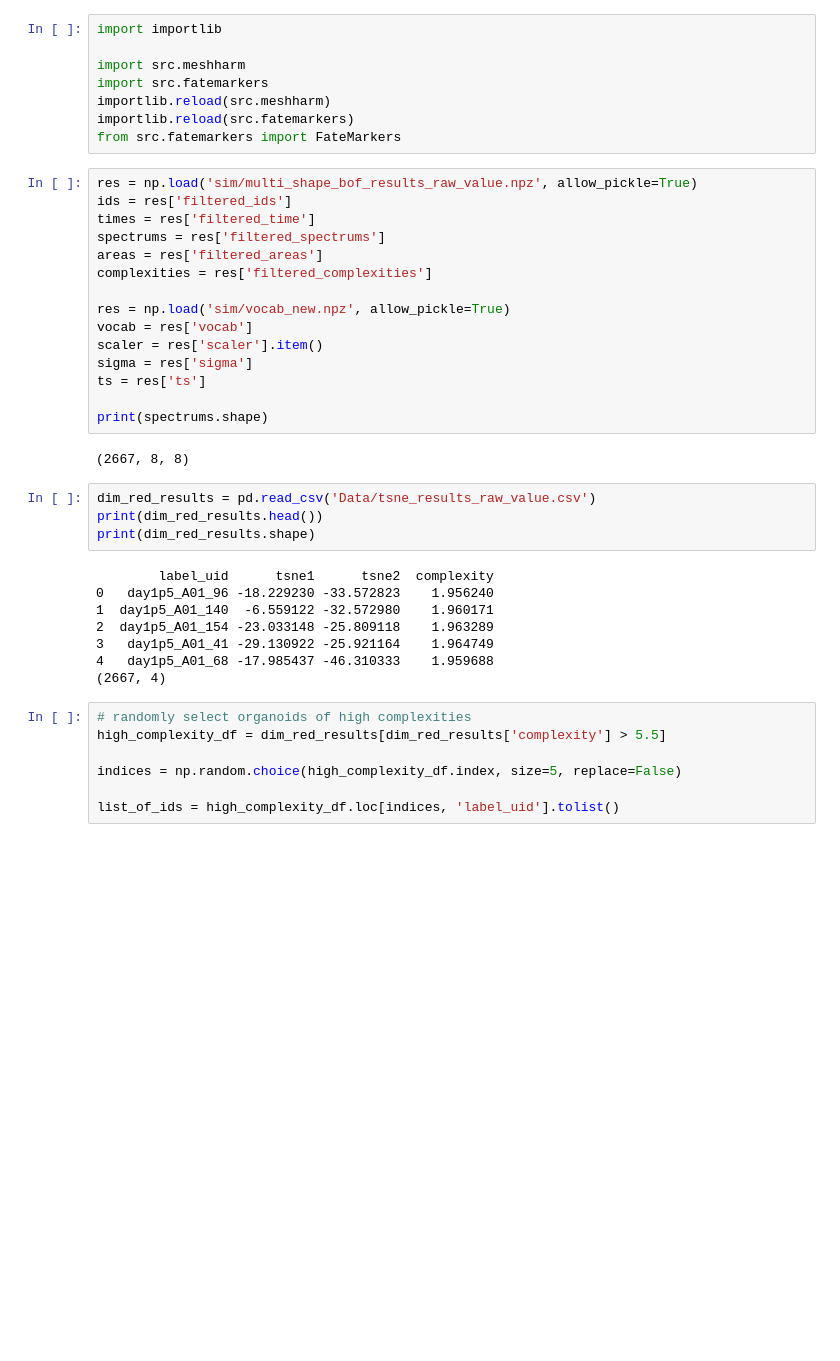
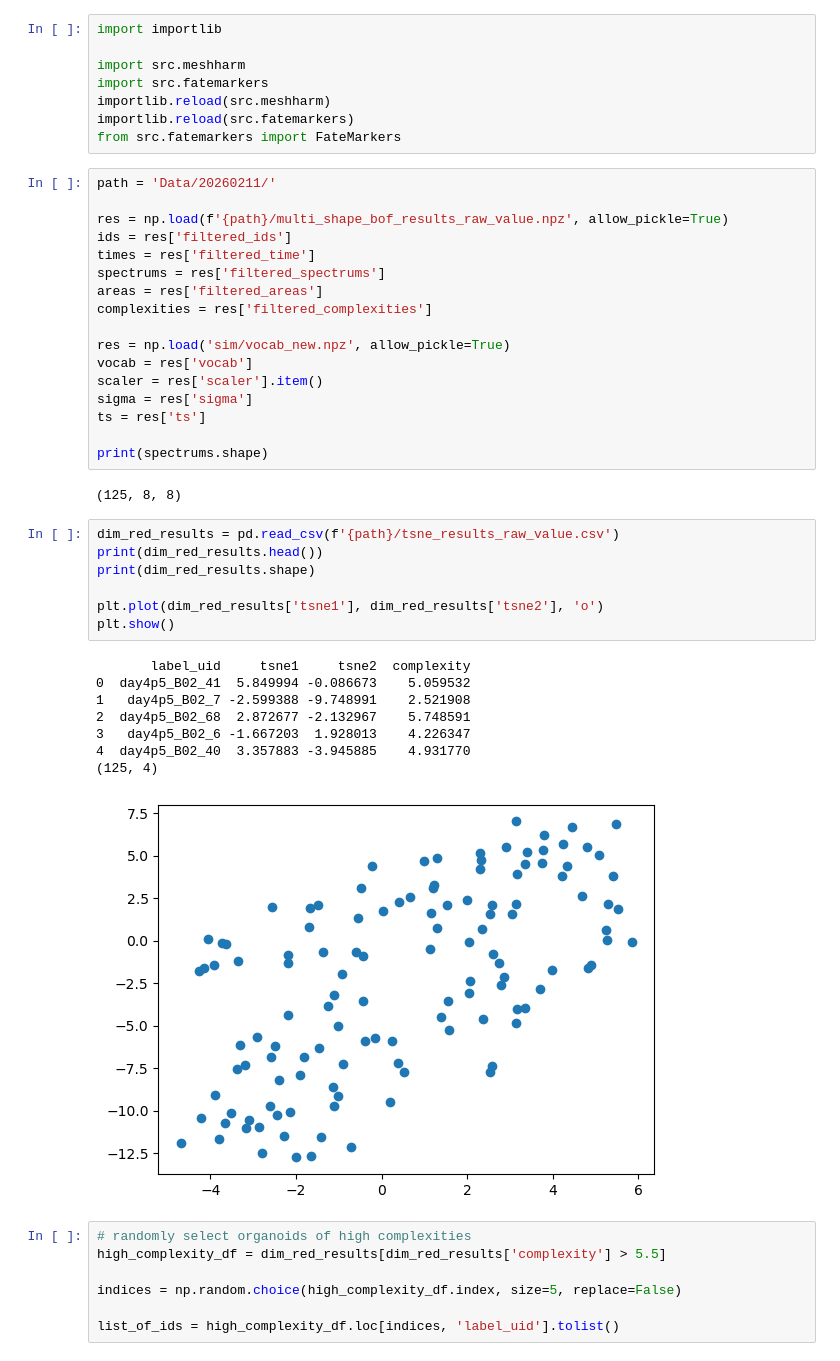
Before and after one commit to Irene-Li/SphericalHarmonics, a Jupyter notebook: inspect_ids.ipynb, the cells around one changed output. Drawn from its saved outputs; the diff is of its cells as text; blank space fills up the shorter version.

```diff
--- a/inspect_ids.ipynb
+++ b/inspect_ids.ipynb
@@ -23,7 +23,9 @@ importlib.reload(src.meshharm)
 importlib.reload(src.fatemarkers)
 from src.fatemarkers import FateMarkers
 # %%
-res = np.load('sim/multi_shape_bof_results_raw_value.npz', allow_pickle=True)
+path = 'Data/20260211/'
+
+res = np.load(f'{path}/multi_shape_bof_results_raw_value.npz', allow_pickle=True)
 ids = res['filtered_ids']
 times = res['filtered_time']
 spectrums = res['filtered_spectrums']
@@ -38,19 +40,23 @@ ts = res['ts']
 
 print(spectrums.shape)
 # %% [output]
-(2667, 8, 8)
+(125, 8, 8)
 # %%
-dim_red_results = pd.read_csv('Data/tsne_results_raw_value.csv')
+dim_red_results = pd.read_csv(f'{path}/tsne_results_raw_value.csv')
 print(dim_red_results.head())
 print(dim_red_results.shape)
+
+plt.plot(dim_red_results['tsne1'], dim_red_results['tsne2'], 'o')
+plt.show()
 # %% [output]
-        label_uid      tsne1      tsne2  complexity
-0   day1p5_A01_96 -18.229230 -33.572823    1.956240
-1  day1p5_A01_140  -6.559122 -32.572980    1.960171
-2  day1p5_A01_154 -23.033148 -25.809118    1.963289
-3   day1p5_A01_41 -29.130922 -25.921164    1.964749
-4   day1p5_A01_68 -17.985437 -46.310333    1.959688
-(2667, 4)
+       label_uid     tsne1     tsne2  complexity
+0  day4p5_B02_41  5.849994 -0.086673    5.059532
+1   day4p5_B02_7 -2.599388 -9.748991    2.521908
+2  day4p5_B02_68  2.872677 -2.132967    5.748591
+3   day4p5_B02_6 -1.667203  1.928013    4.226347
+4  day4p5_B02_40  3.357883 -3.945885    4.931770
+(125, 4)
+[figure, added]
 # %%
 # randomly select organoids of high complexities
 high_complexity_df = dim_red_results[dim_red_results['complexity'] > 5.5]
```
Also changed, not shown: parts of 5 cells of this notebook, 20 other files.
